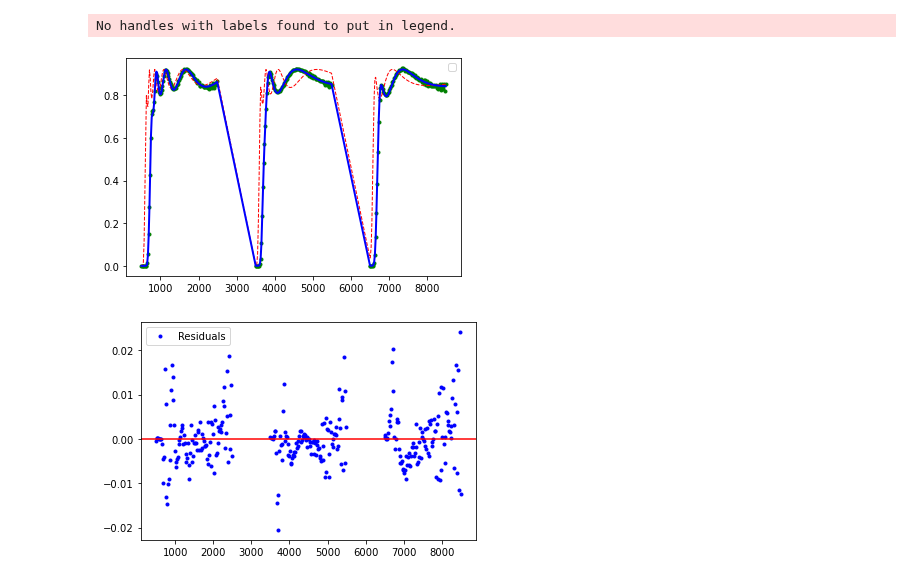
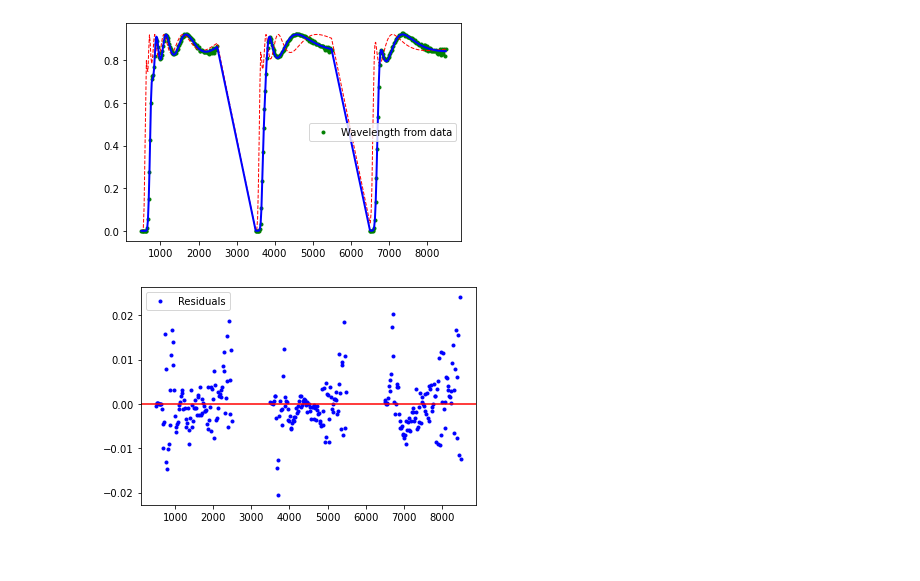
Before and after one commit to aaronkebede/PHY220, a Jupyter notebook: Exercise 1.ipynb, the cells around one changed output. Saved outputs shown, nothing was run; the diff lists cells and outputs as text; code cells hidden in the pictures.

Commit message:
updates to te plot

```diff
--- a/Exercise 1.ipynb
+++ b/Exercise 1.ipynb
@@ -57,15 +57,14 @@ result =model.fit(data, x=wl, params=p )
 # %%
 # plots
 
 plt.figure(1)
-plt.plot(wl,data,'g.')
+plt.plot(wl,data,'g.', label="Wavelength from data")
 plt.plot(wl, result.init_fit, 'r--', linewidth=1)
 plt.plot(wl, result.best_fit, 'b-', linewidth=2)
 plt.legend()
 plt.show()
 # %% [output]
-No handles with labels found to put in legend.
-[figure, old version]
+[figure, new version]
 # %%
 plt.figure(2) # create a second figure, for plotting the residuals
 plt.plot(wl, result.best_fit - data, 'b.', label="Residuals") #residuals are the difference between best fit and data
```
